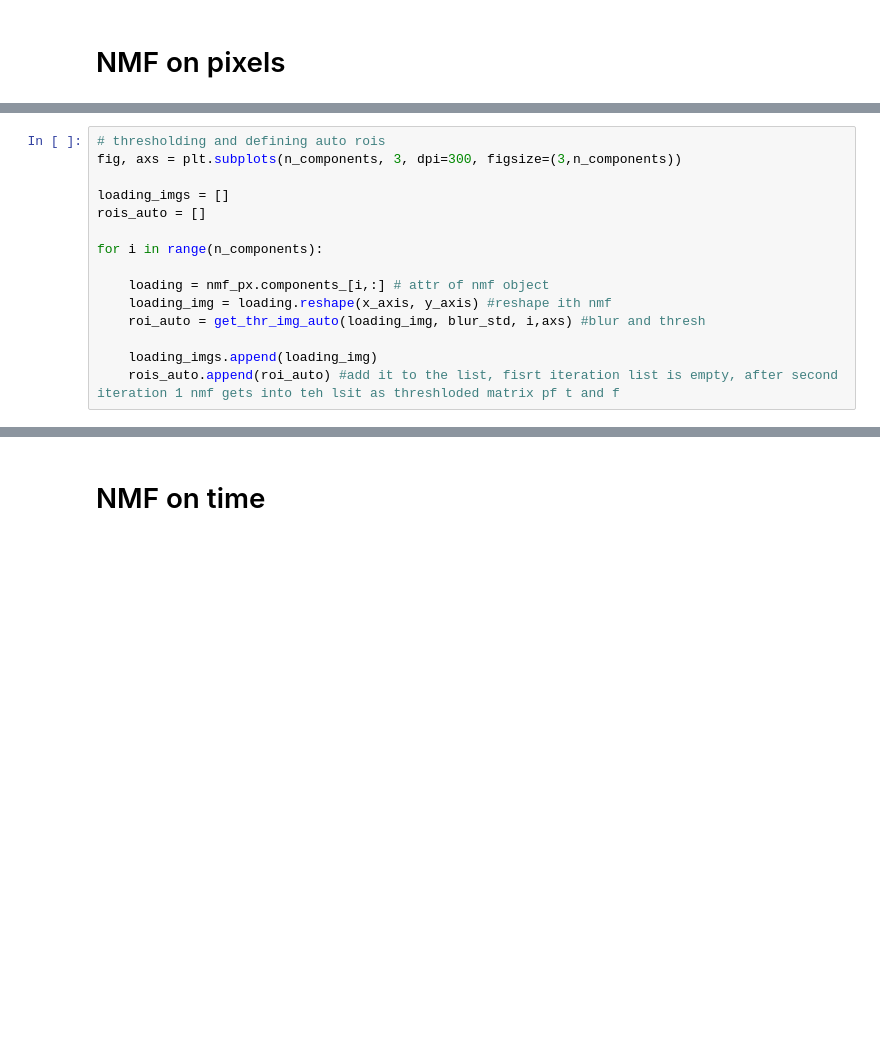
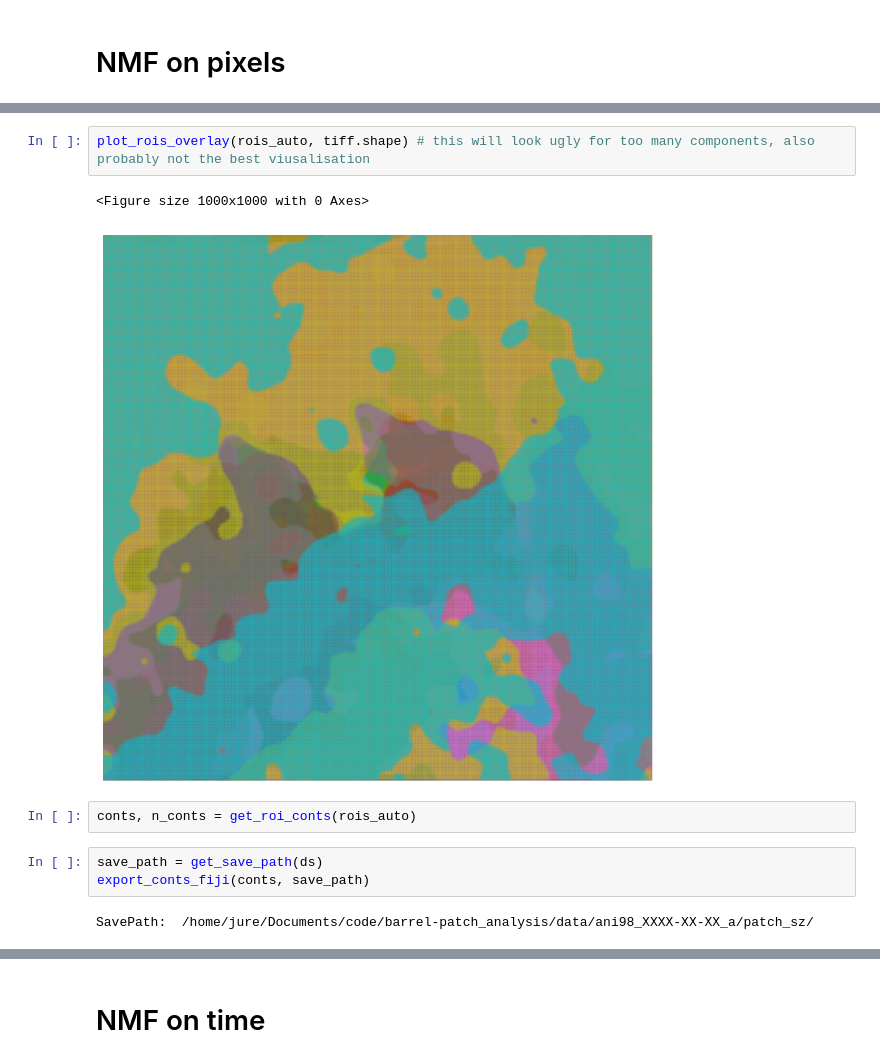
Before and after one commit to juremaj/barrel-patch_analysis, a Jupyter notebook: notebooks/tiff_dimred.ipynb, the cells around one changed output, grey strips where cells are left out. Saved outputs shown, nothing was run; the diff lists cells and outputs as text; blank space fills up the shorter version.

Commit message:
major changes to library and main nmf analysis notebook

```diff
--- a/notebooks/tiff_dimred.ipynb
+++ b/notebooks/tiff_dimred.ipynb
@@ -124,15 +63,0 @@ plot_nmf_px(nmf_px, tiff.shape[1])
-# %%
-# thresholding and defining auto rois
-fig, axs = plt.subplots(n_components, 3, dpi=300, figsize=(3,n_components))
-
-loading_imgs = []
-rois_auto = []
-
-for i in range(n_components):
-
-    loading = nmf_px.components_[i,:] # attr of nmf object
-    loading_img = loading.reshape(x_axis, y_axis) #reshape ith nmf
-    roi_auto = get_thr_img_auto(loading_img, blur_std, i,axs) #blur and thresh
-
-    loading_imgs.append(loading_img)
-    rois_auto.append(roi_auto) #add it to the list, fisrt iteration list is empty, after second iteration 1 nmf gets into teh lsit as threshloded matrix pf t and f
@@ -202,0 +86,12 @@ Text(0.5, 1.0, 'number of patches in nmf component')
+# %%
+plot_rois_overlay(rois_auto, tiff.shape) # this will look ugly for too many components, also probably not the best viusalisation
+# %% [output]
+<Figure size 1000x1000 with 0 Axes>
+[figure, added]
+# %%
+conts, n_conts = get_roi_conts(rois_auto)
+# %%
+save_path = get_save_path(ds)
+export_conts_fiji(conts, save_path)
+# %% [output]
+SavePath:  /home/jure/Documents/code/barrel-patch_analysis/data/ani98_XXXX-XX-XX_a/patch_sz/
```
Also changed, not shown: parts of 33 cells of this notebook, 14 other files.
